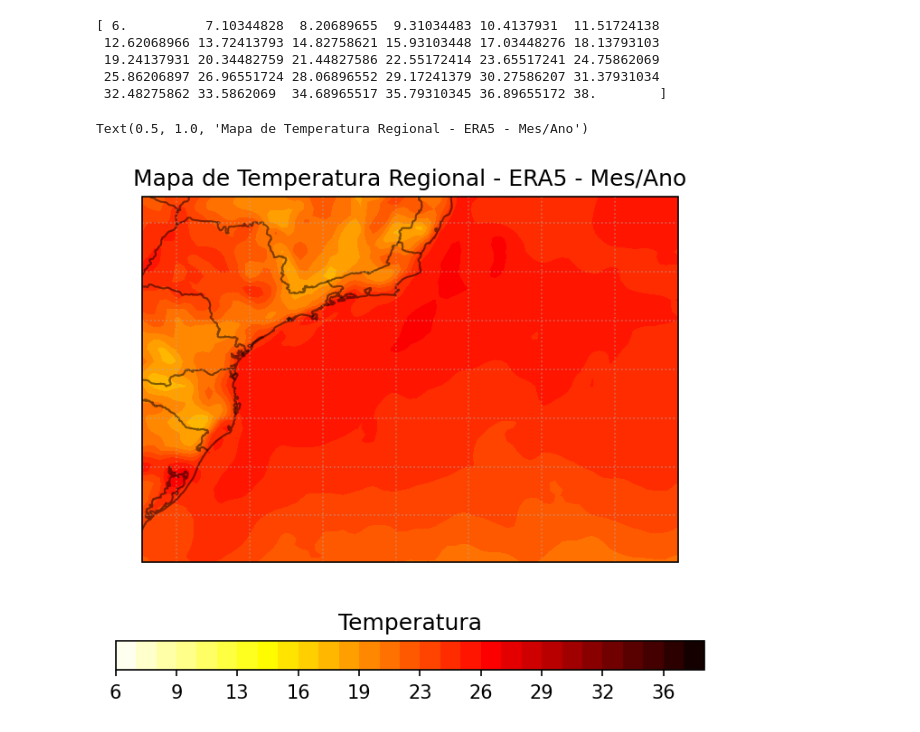
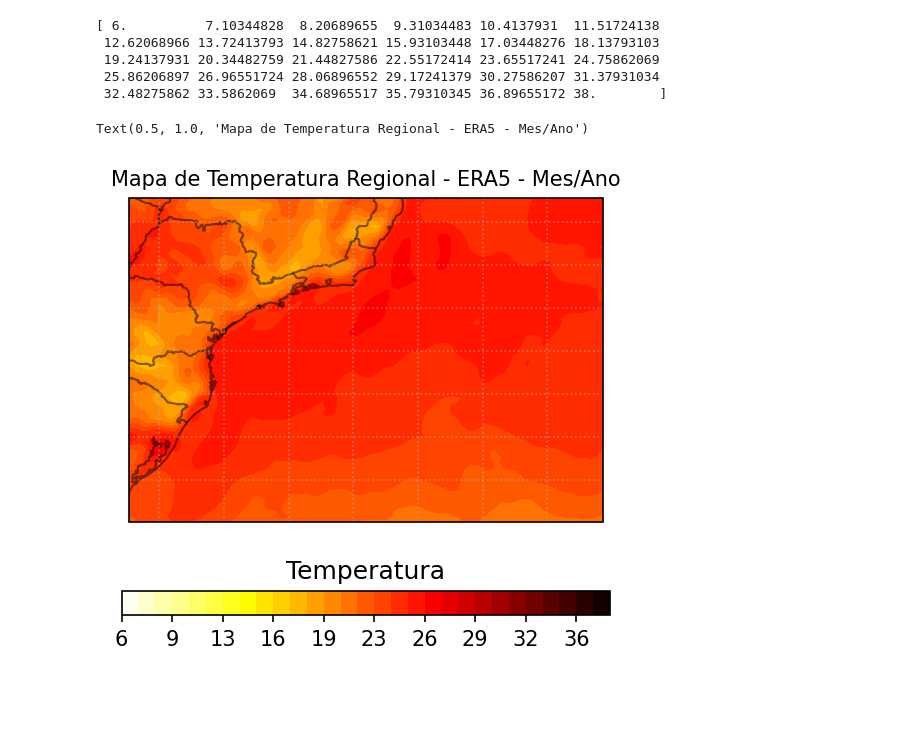
Before and after one commit to sylviasalles/Cursos, a Jupyter notebook: Curso_MonitoramentoDados_Climaticos.ipynb, the cells around one changed output. Saved outputs shown, nothing was run; the diff lists cells and outputs as text; code cells hidden in the pictures; blank space fills up the shorter version.

```diff
--- a/Curso_MonitoramentoDados_Climaticos.ipynb
+++ b/Curso_MonitoramentoDados_Climaticos.ipynb
@@ -171,27 +167,27 @@ print(cores)
  25.86206897 26.96551724 28.06896552 29.17241379 30.27586207 31.37931034
  32.48275862 33.5862069  34.68965517 35.79310345 36.89655172 38.        ]
 # %%
-plt.figure(figsize=(7,5), dpi=150)
+plt.figure(figsize=(6,4), dpi=150)
 #figsize - tamanho da figura (largura, altura)
 #dpi - resolução da figura, imagem mais nítida
 
 ax = plt.axes(projection=ccrs.PlateCarree()) #permite o mapa ficar proporcional
 ax.add_feature(cartopy.feature.COASTLINE, alpha=0.5) #alpha clareia e escurece as linhas
 ax.add_feature(states_provinces, alpha=0.5) #fronteiras de estados
 
 plt.contourf(lon,lat,temperatura[2], cmap='hot_r', levels=cores)
 
 gl = ax.gridlines(alpha=0.5, linestyle=':') #adiciona a grade no mapa
 gl.xlabels_top = False #Remove os rótulos do eixo X na parte superior
 gl.xlabels_bottom = True #Mantém os rótulos do eixo X na parte inferior
 gl.ylabels_left = True #Mantém os rótulos do eixo Y na esquerda
 
-cb = plt.colorbar(orientation='horizontal', shrink=0.8, format='%.0f')
+cb = plt.colorbar(orientation='horizontal', shrink=0.7, format='%.0f')
 #Gera a barra de cores
 #Exibe os valores da barra de cor sem casas decimais
 
 cb.ax.set_title('Temperatura')
-plt.title('Mapa de Temperatura Regional - ERA5 - Mes/Ano', fontsize=12)
+plt.title('Mapa de Temperatura Regional - ERA5 - Mes/Ano', fontsize=10)
 # %% [output]
 Text(0.5, 1.0, 'Mapa de Temperatura Regional - ERA5 - Mes/Ano')
-[figure, old version]
+[figure, new version]
```
Also changed, not shown: parts of 3 cells of this notebook.
